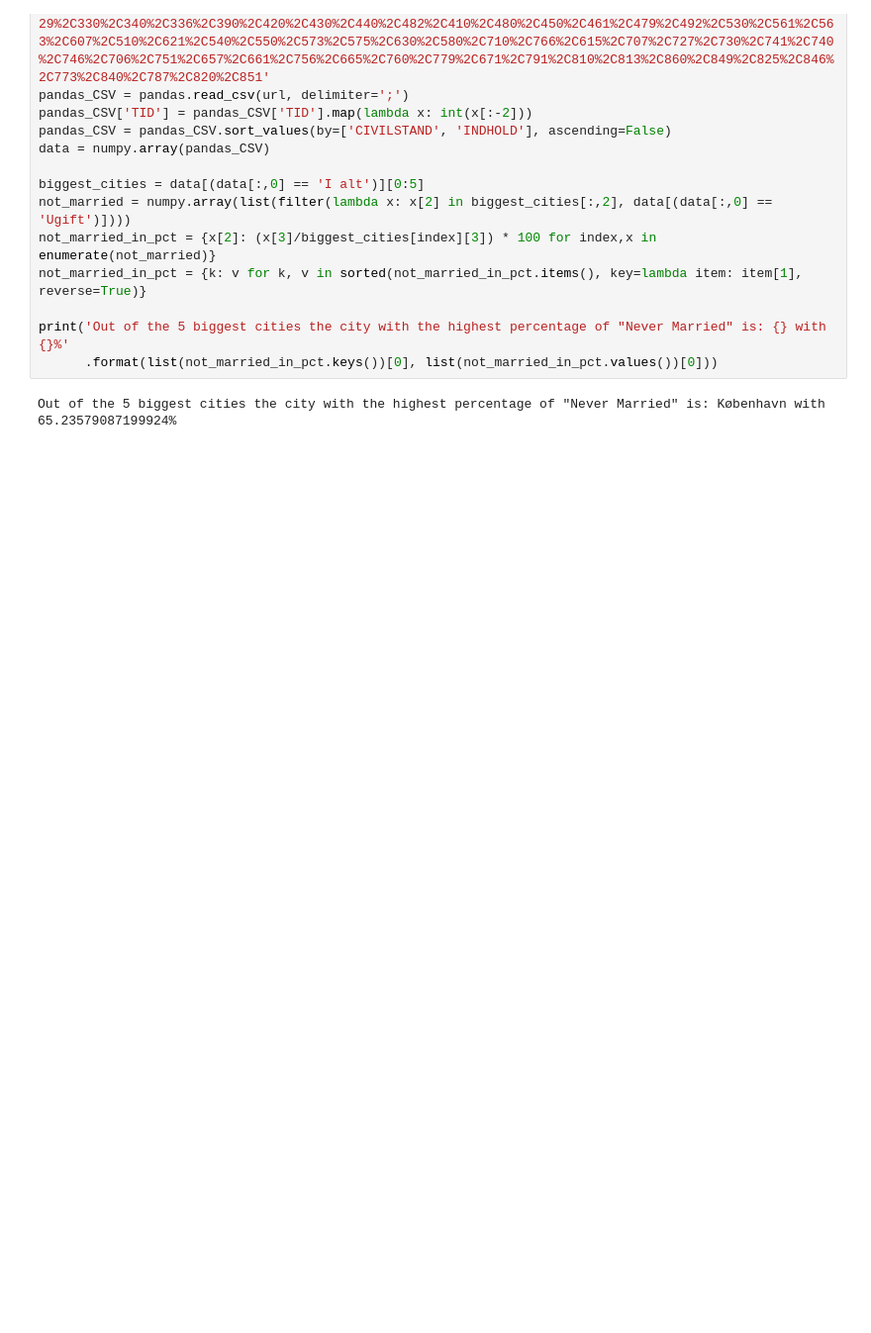
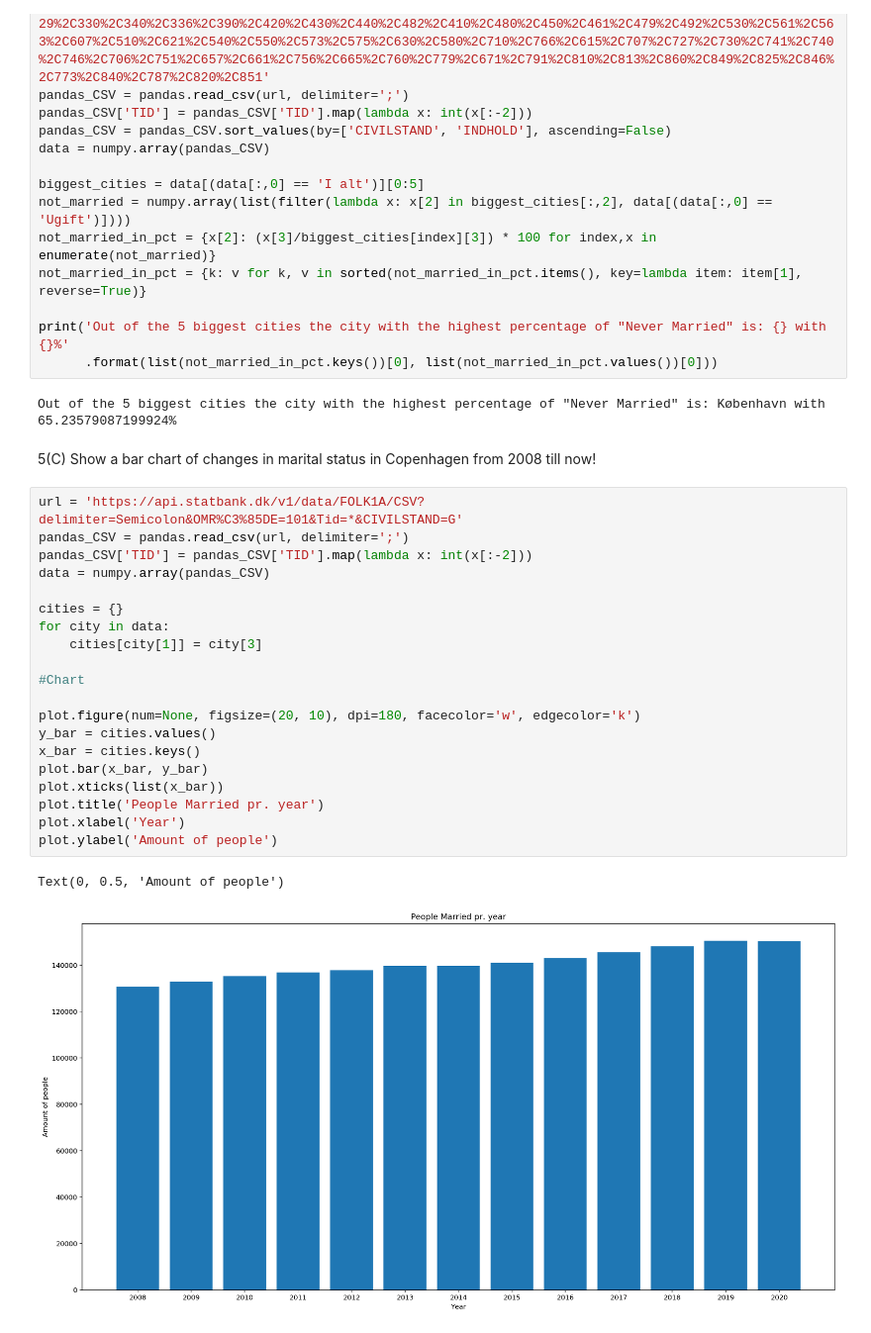
Before and after one commit to TimoSR/DAT4A-Python-Projects, a Jupyter notebook: Week5/WeekExercise5.ipynb, the cells around one changed output. Shown: that part at 99% size. Drawn from its saved outputs; the diff is of its cells as text; blank space fills up the shorter version.

```diff
--- a/Week5/WeekExercise5.ipynb
+++ b/Week5/WeekExercise5.ipynb
@@ -33,3 +36,28 @@ print('Out of the 5 biggest cities the city with the highest percentage of "Neve
       .format(list(not_married_in_pct.keys())[0], list(not_married_in_pct.values())[0]))
 # %% [output]
 Out of the 5 biggest cities the city with the highest percentage of "Never Married" is: København with 65.23579087199924%
+# %% [markdown]
+5(C) Show a bar chart of changes in marital status in Copenhagen from 2008 till now!
+# %%
+url = 'https://api.statbank.dk/v1/data/FOLK1A/CSV?delimiter=Semicolon&OMR%C3%85DE=101&Tid=*&CIVILSTAND=G'
+pandas_CSV = pandas.read_csv(url, delimiter=';')
+pandas_CSV['TID'] = pandas_CSV['TID'].map(lambda x: int(x[:-2]))
+data = numpy.array(pandas_CSV)
+
+cities = {}
+for city in data:
+    cities[city[1]] = city[3]
+
+#Chart
+
+plot.figure(num=None, figsize=(20, 10), dpi=180, facecolor='w', edgecolor='k')
+y_bar = cities.values()
+x_bar = cities.keys()
+plot.bar(x_bar, y_bar)
+plot.xticks(list(x_bar))
+plot.title('People Married pr. year')
+plot.xlabel('Year')
+plot.ylabel('Amount of people')
+# %% [output]
+Text(0, 0.5, 'Amount of people')
+[figure, added]
```
Also changed, not shown: parts of 4 cells of this notebook.
